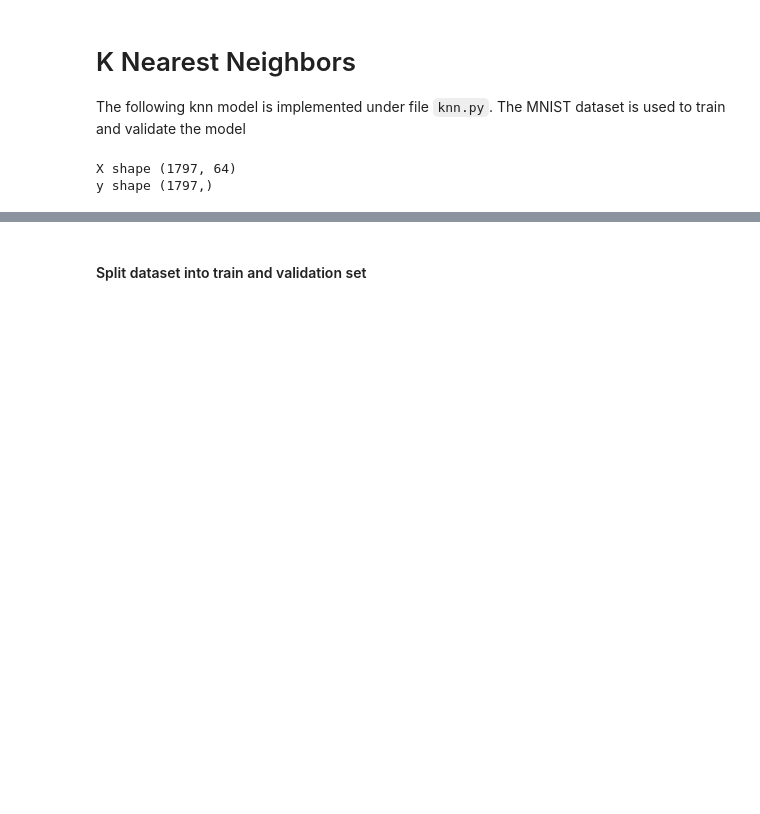
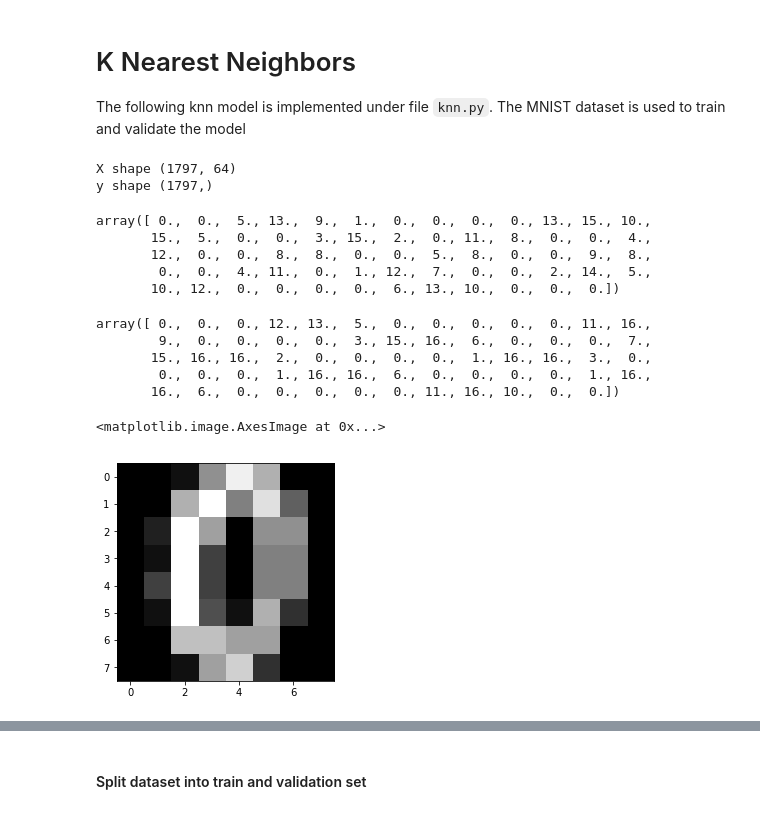
Before and after one commit to yyoon62/ml-with-np, a Jupyter notebook: k_nearest_neighbors.ipynb, the cells around one changed output, grey strips where cells are left out. Drawn from its saved outputs; the diff is of its cells as text; code cells hidden in the pictures; blank space fills up the shorter version.

```diff
--- a/k_nearest_neighbors.ipynb
+++ b/k_nearest_neighbors.ipynb
@@ -21,3 +21,24 @@ print(f'y shape {y.shape}')
 # %% [output]
 X shape (1797, 64)
 y shape (1797,)
+# %%
+X[0]
+# %% [output]
+array([ 0.,  0.,  5., 13.,  9.,  1.,  0.,  0.,  0.,  0., 13., 15., 10.,
+       15.,  5.,  0.,  0.,  3., 15.,  2.,  0., 11.,  8.,  0.,  0.,  4.,
+       12.,  0.,  0.,  8.,  8.,  0.,  0.,  5.,  8.,  0.,  0.,  9.,  8.,
+        0.,  0.,  4., 11.,  0.,  1., 12.,  7.,  0.,  0.,  2., 14.,  5.,
+       10., 12.,  0.,  0.,  0.,  0.,  6., 13., 10.,  0.,  0.,  0.])
+# %%
+X[1]
+# %% [output]
+array([ 0.,  0.,  0., 12., 13.,  5.,  0.,  0.,  0.,  0.,  0., 11., 16.,
+        9.,  0.,  0.,  0.,  0.,  3., 15., 16.,  6.,  0.,  0.,  0.,  7.,
+       15., 16., 16.,  2.,  0.,  0.,  0.,  0.,  1., 16., 16.,  3.,  0.,
+        0.,  0.,  0.,  1., 16., 16.,  6.,  0.,  0.,  0.,  0.,  1., 16.,
+       16.,  6.,  0.,  0.,  0.,  0.,  0., 11., 16., 10.,  0.,  0.])
+# %%
+plt.imshow(X[10].reshape(8,8), cmap='gray')
+# %% [output]
+<matplotlib.image.AxesImage at 0x...>
+[figure, added]
```
Also changed, not shown: parts of 4 cells of this notebook, 1 other file.
